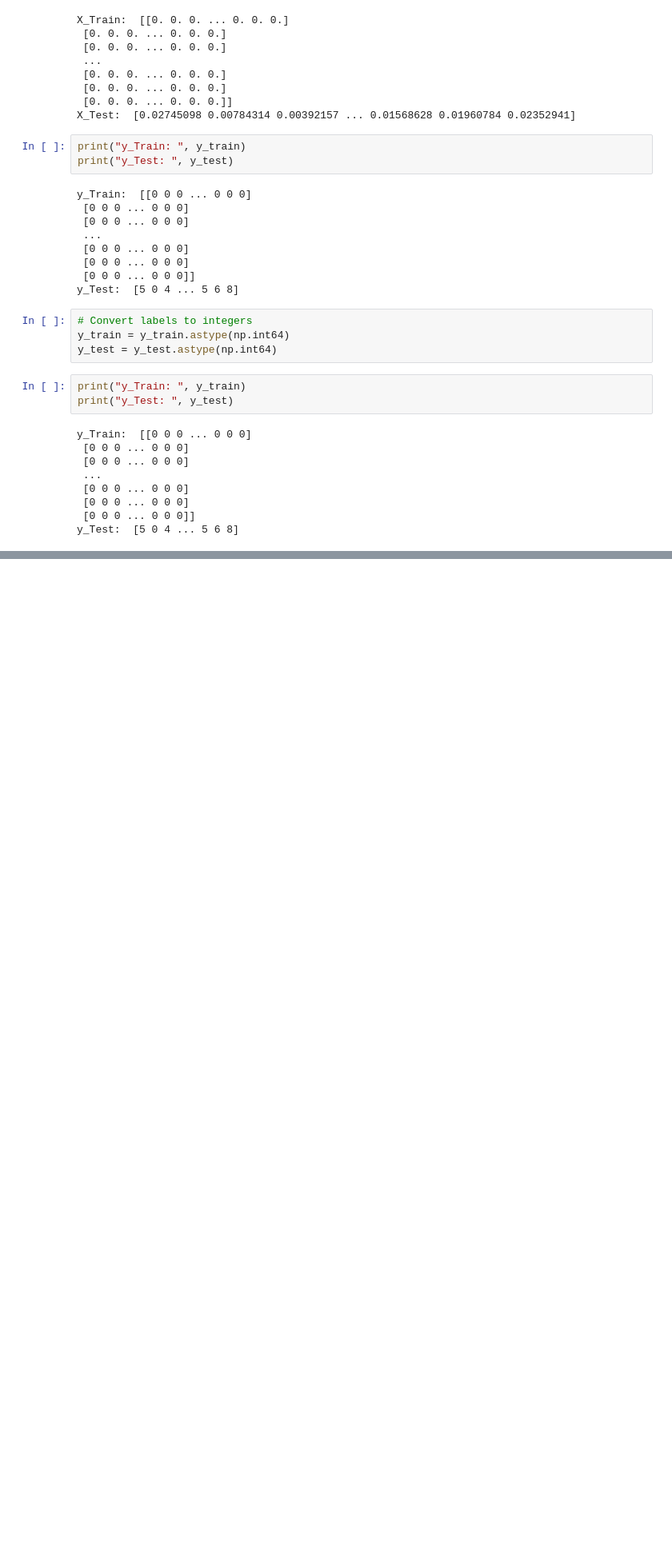
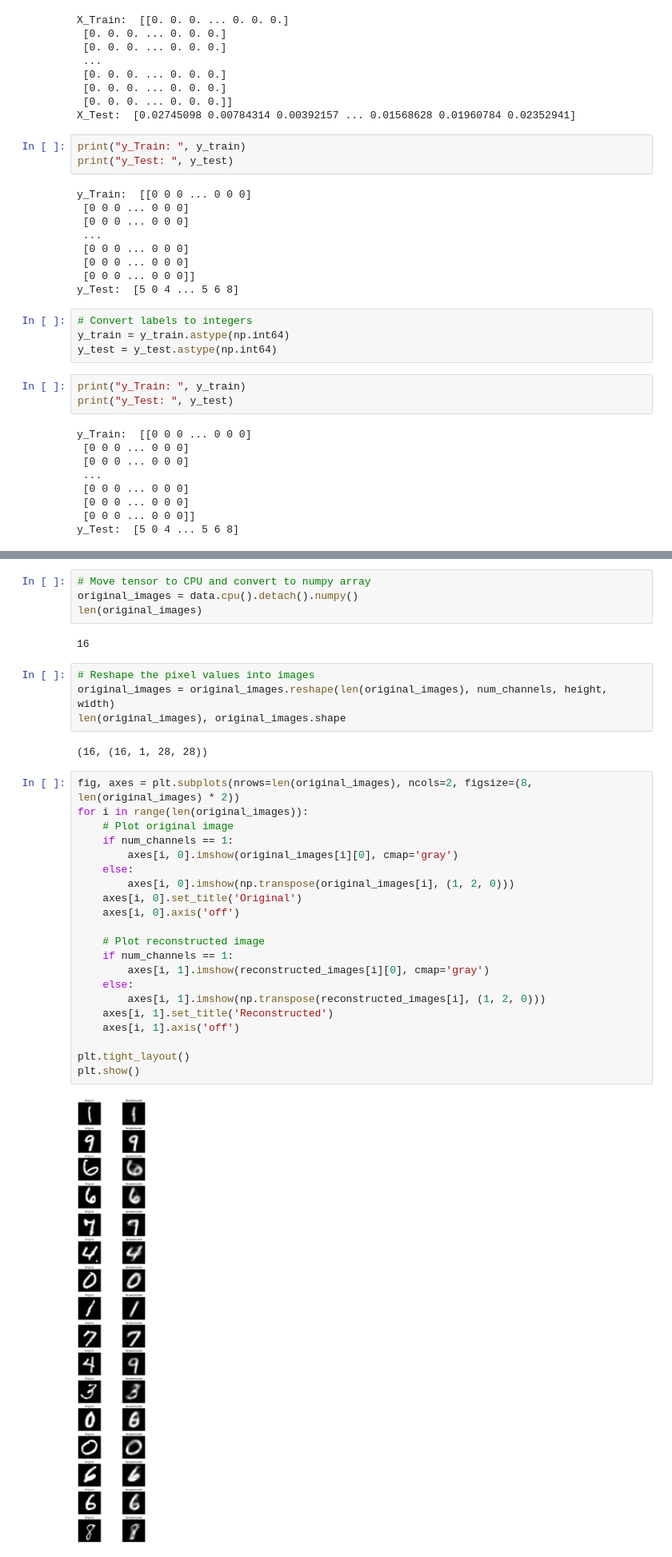
Before and after one commit to rohaan2614/var_from_scratch, a Jupyter notebook: autoencoder_from_scratch.ipynb, the cells around one changed output, grey strips where cells are left out. Shown: that part at 80% size. Cells and saved outputs as stored; diff of their text form; blank space fills up the shorter version.

```diff
--- a/autoencoder_from_scratch.ipynb
+++ b/autoencoder_from_scratch.ipynb
@@ -232,0 +342,35 @@ Decoder:
+# %%
+# Move tensor to CPU and convert to numpy array
+original_images = data.cpu().detach().numpy()
+len(original_images)
+# %% [output]
+16
+# %%
+# Reshape the pixel values into images
+original_images = original_images.reshape(len(original_images), num_channels, height, width)
+len(original_images), original_images.shape
+# %% [output]
+(16, (16, 1, 28, 28))
+# %%
+fig, axes = plt.subplots(nrows=len(original_images), ncols=2, figsize=(8, len(original_images) * 2))
+for i in range(len(original_images)):
+    # Plot original image
+    if num_channels == 1:
+        axes[i, 0].imshow(original_images[i][0], cmap='gray')
+    else:
+        axes[i, 0].imshow(np.transpose(original_images[i], (1, 2, 0)))
+    axes[i, 0].set_title('Original')
+    axes[i, 0].axis('off')
+
+    # Plot reconstructed image
+    if num_channels == 1:
+        axes[i, 1].imshow(reconstructed_images[i][0], cmap='gray')
+    else:
+        axes[i, 1].imshow(np.transpose(reconstructed_images[i], (1, 2, 0)))
+    axes[i, 1].set_title('Reconstructed')
+    axes[i, 1].axis('off')
+
+plt.tight_layout()
+plt.show()
+# %% [output]
+[figure, added]
```
Also changed, not shown: parts of 25 cells of this notebook.
